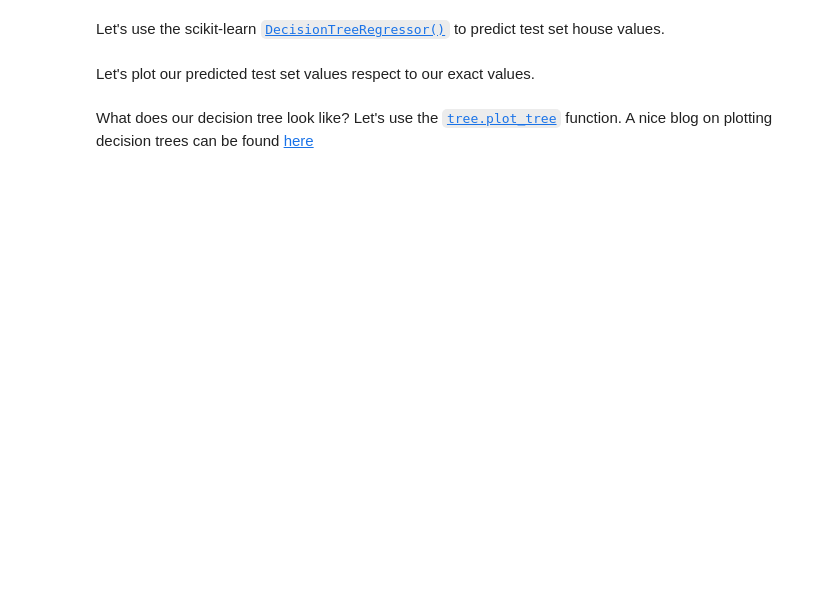
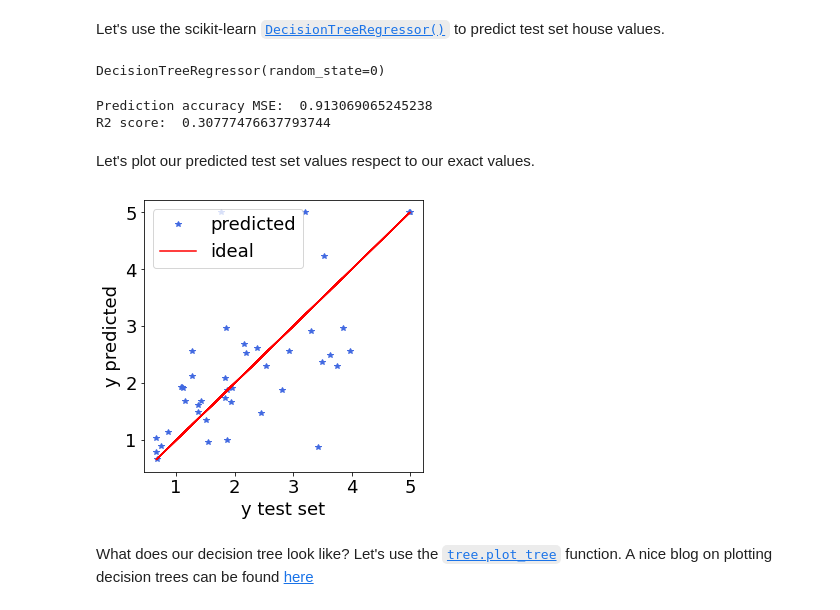
Before and after one commit to UWDIRECT/UWDIRECT.github.io, a Jupyter notebook: Wi22_content/DSMCER/L10_Decision_trees.ipynb, the cells around one changed output. Cells and saved outputs as stored; diff of their text form; code cells hidden in the pictures; blank space fills up the shorter version.

```diff
--- a/Wi22_content/DSMCER/L10_Decision_trees.ipynb
+++ b/Wi22_content/DSMCER/L10_Decision_trees.ipynb
@@ -130,5 +143,10 @@ X_train, X_test, y_train, y_test = train_test_split(X, y, test_size=0.10, random
 Let's use the scikit-learn [`DecisionTreeRegressor()`](https://scikit-learn.org/stable/modules/generated/sklearn.tree.DecisionTreeRegressor.html) to predict test set house values.
 # %%
 # Declare regressor object & train it
+regr = DecisionTreeRegressor(random_state=0)
+regr.fit(X_train, y_train)
+# %% [output]
+DecisionTreeRegressor(random_state=0)
 # %%
-# Predict on ... set values
+# Predict on test set values
+y_pred = regr.predict(X_test)
@@ -137,12 +153,21 @@ Let's use the scikit-learn [`DecisionTreeRegressor()`](https://scikit-learn.org/
+# %%
+# Evaluate MSE error
+print("Prediction accuracy MSE: ", mean_squared_error(y_test, y_pred))
+print("R2 score: ", r2_score(y_test, y_pred))
+# %% [output]
+Prediction accuracy MSE:  0.913069065245238
+R2 score:  0.30777476637793744
 # %% [markdown]
 Let's plot our predicted test set values respect to our exact values.
 # %%
 plt.figure(figsize=(5,5))
 plt.plot(y_test, y_pred,'*', color='royalblue', label="predicted")
-plt.plot(y_pred, y_pred,'-', color='red', label="ideal")
+plt.plot(y_test, y_test,'-', color='red', label="ideal")
 plt.xlabel('y test set')
 plt.ylabel('y predicted')
 plt.legend()
 plt.show()
+# %% [output]
+[figure, added]
 # %% [markdown]
 What does our decision tree look like? Let's use the [`tree.plot_tree`](https://scikit-learn.org/stable/modules/generated/sklearn.tree.plot_tree.html) function. A nice blog on plotting decision trees can be found [here](https://mljar.com/blog/visualize-decision-tree/)
```
Also changed, not shown: parts of 17 cells of this notebook, 1 other file.
